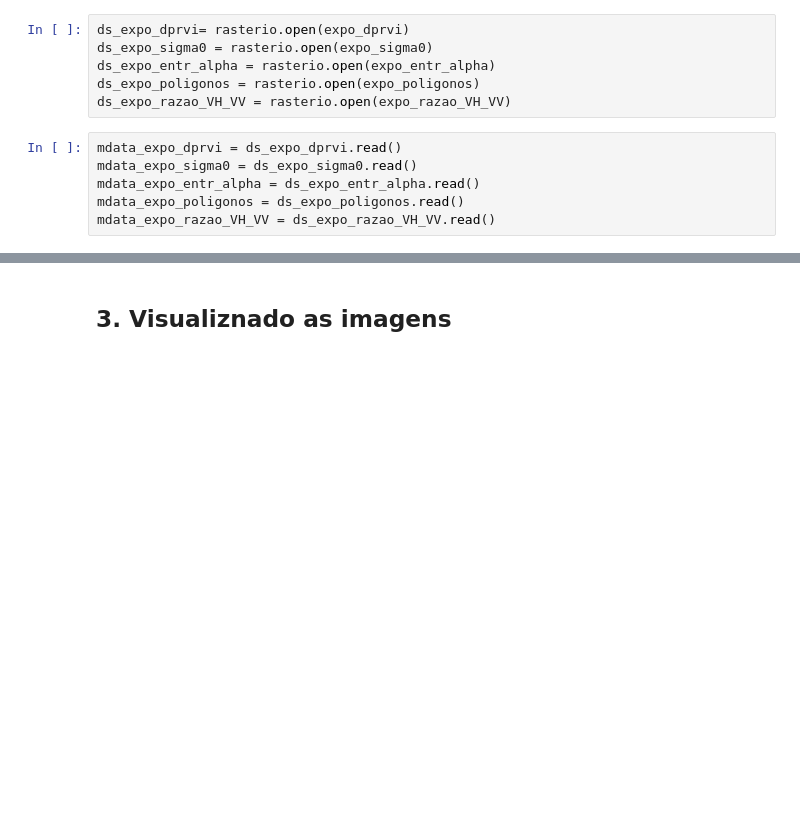
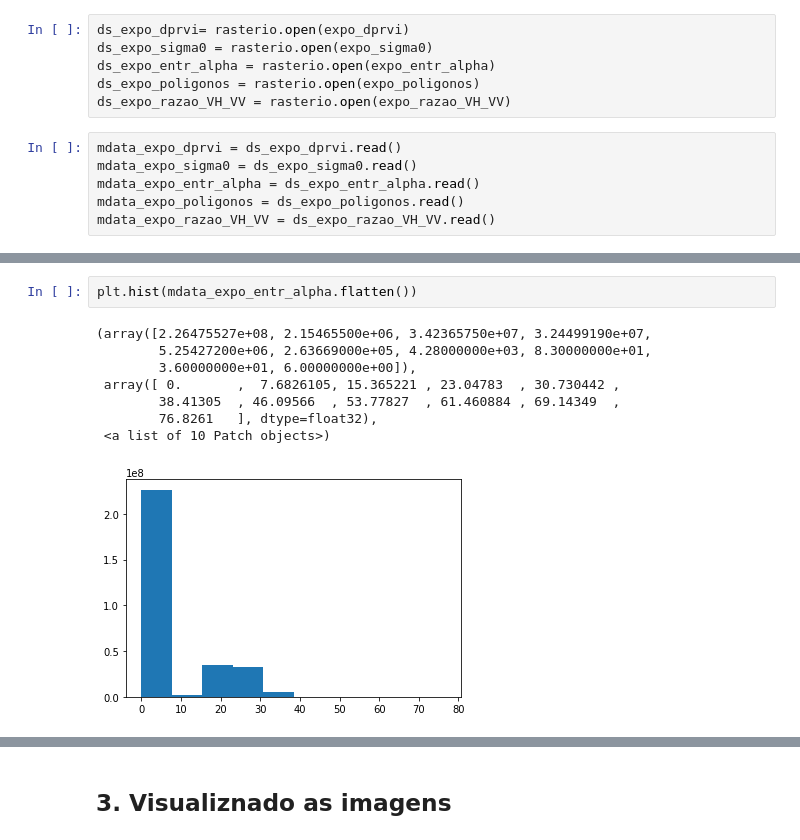
Before and after one commit to danielleitesoares/tccuea, a Jupyter notebook: teste_tif.ipynb, the cells around one changed output, grey strips where cells are left out. Cells and saved outputs as stored; diff of their text form; blank space fills up the shorter version.

```diff
--- a/teste_tif.ipynb
+++ b/teste_tif.ipynb
@@ -67,0 +60,11 @@ mdata_expo_razao_VH_VV
+# %%
+plt.hist(mdata_expo_entr_alpha.flatten())
+# %% [output]
+(array([2.26475527e+08, 2.15465500e+06, 3.42365750e+07, 3.24499190e+07,
+        5.25427200e+06, 2.63669000e+05, 4.28000000e+03, 8.30000000e+01,
+        3.60000000e+01, 6.00000000e+00]),
+ array([ 0.       ,  7.6826105, 15.365221 , 23.04783  , 30.730442 ,
+        38.41305  , 46.09566  , 53.77827  , 61.460884 , 69.14349  ,
+        76.8261   ], dtype=float32),
+ <a list of 10 Patch objects>)
+[figure, added]
```
Also changed, not shown: parts of 18 cells of this notebook.
